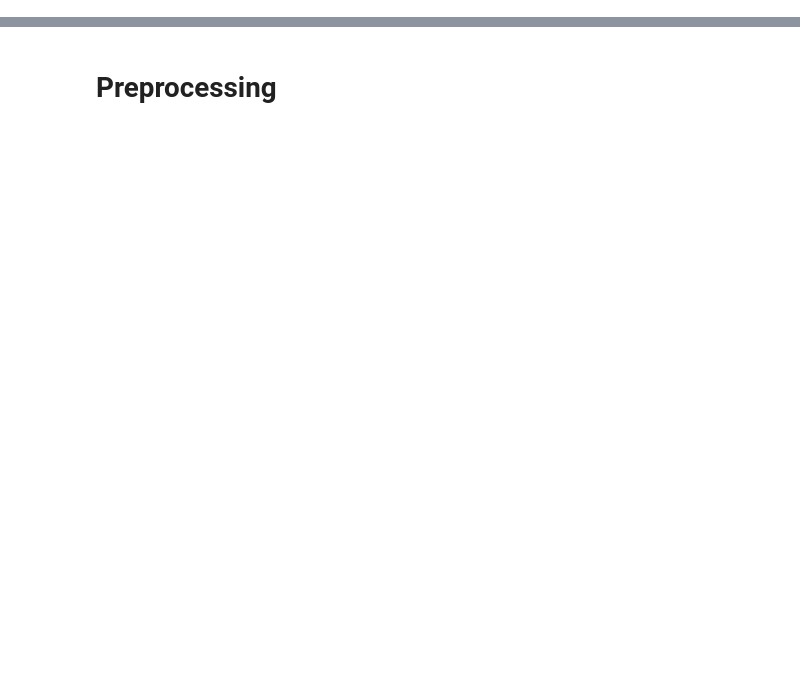
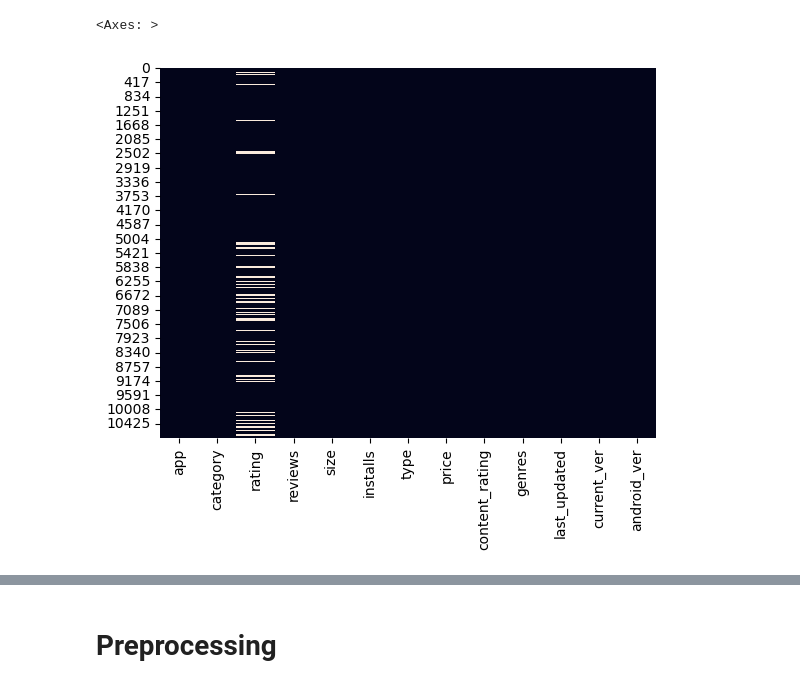
Before and after one commit to danial-baraty/ML-projs, a Jupyter notebook: googleplaystore/Mini Project 1.ipynb, the cells around one changed output, grey strips where cells are left out. Cells and saved outputs as stored; diff of their text form; code cells hidden in the pictures; blank space fills up the shorter version.

```diff
--- a/googleplaystore/Mini Project 1.ipynb
+++ b/googleplaystore/Mini Project 1.ipynb
@@ -24,0 +95,5 @@ df.sample(10)
+# %%
+sns.heatmap(df.isnull(), cbar=False)
+# %% [output]
+<Axes: >
+[figure, added]
```
Also changed, not shown: parts of 64 cells of this notebook, 1 other file.
